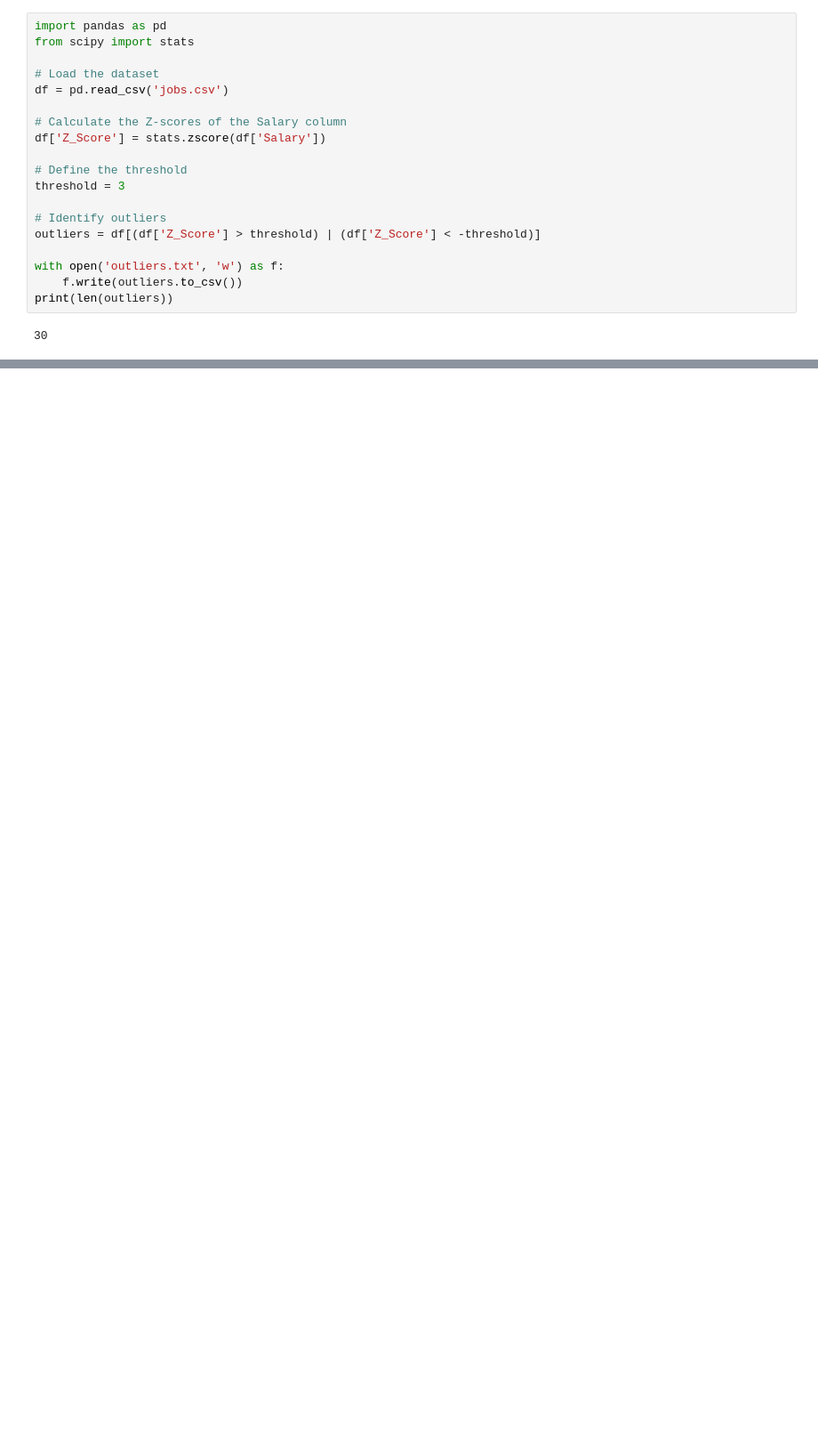
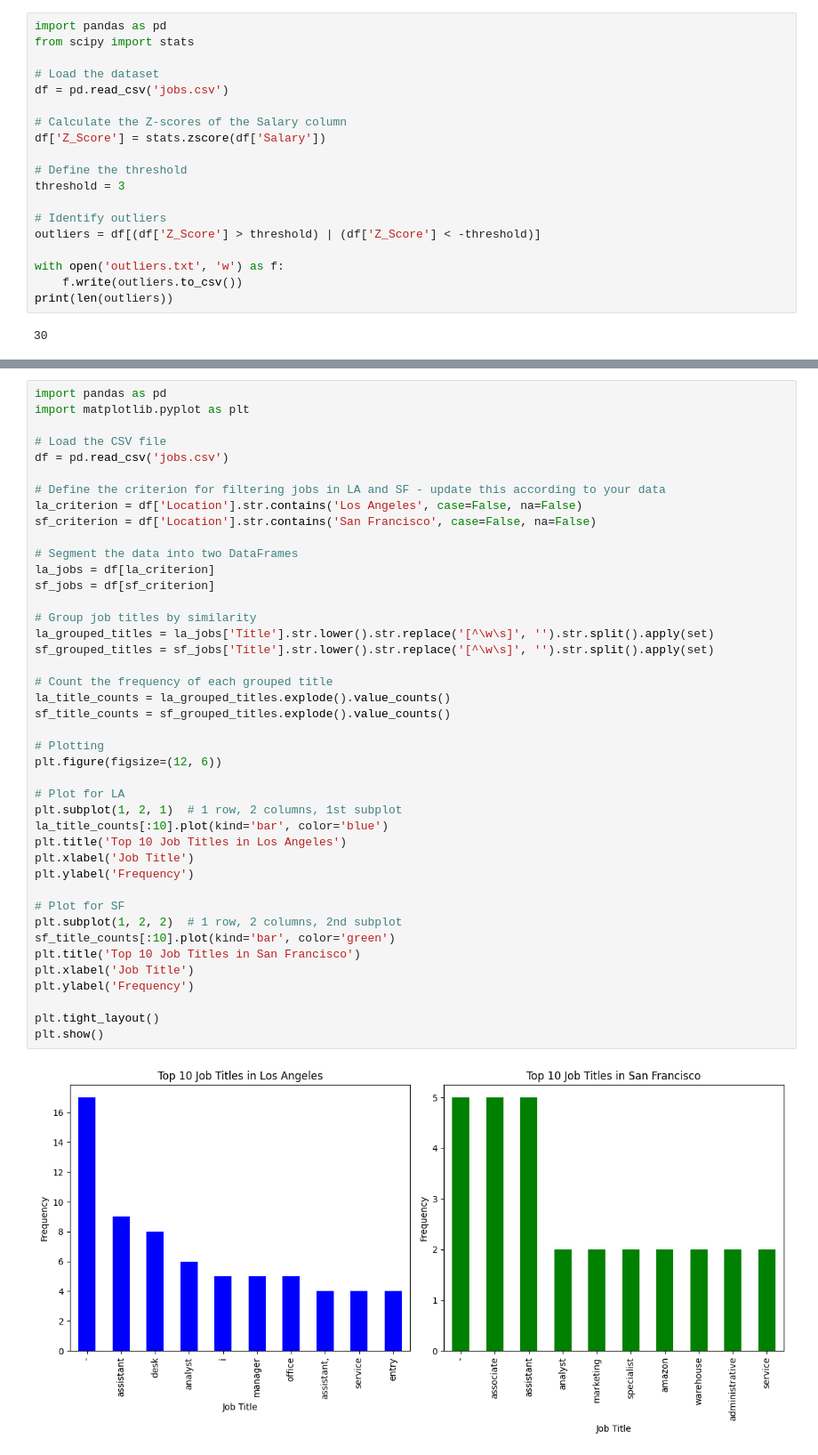
Before and after one commit to yanychoi-bot/irvine, a Jupyter notebook: src/visualize.ipynb, the cells around one changed output, grey strips where cells are left out. Shown at 89% size. Drawn from its saved outputs; the diff is of its cells as text; blank space fills up the shorter version.

```diff
--- a/src/visualize.ipynb
+++ b/src/visualize.ipynb
@@ -285,0 +349,44 @@ print(len(outliers))
+# %%
+import pandas as pd
+import matplotlib.pyplot as plt
+
+# Load the CSV file
+df = pd.read_csv('jobs.csv')
+
+# Define the criterion for filtering jobs in LA and SF - update this according to your data
+la_criterion = df['Location'].str.contains('Los Angeles', case=False, na=False)
+sf_criterion = df['Location'].str.contains('San Francisco', case=False, na=False)
+
+# Segment the data into two DataFrames
+la_jobs = df[la_criterion]
+sf_jobs = df[sf_criterion]
+
+# Group job titles by similarity
+la_grouped_titles = la_jobs['Title'].str.lower().str.replace('[^\w\s]', '').str.split().apply(set)
+sf_grouped_titles = sf_jobs['Title'].str.lower().str.replace('[^\w\s]', '').str.split().apply(set)
+
+# Count the frequency of each grouped title
+la_title_counts = la_grouped_titles.explode().value_counts()
+sf_title_counts = sf_grouped_titles.explode().value_counts()
+
+# Plotting
+plt.figure(figsize=(12, 6))
+
+# Plot for LA
+plt.subplot(1, 2, 1)  # 1 row, 2 columns, 1st subplot
+la_title_counts[:10].plot(kind='bar', color='blue')
+plt.title('Top 10 Job Titles in Los Angeles')
+plt.xlabel('Job Title')
+plt.ylabel('Frequency')
+
+# Plot for SF
+plt.subplot(1, 2, 2)  # 1 row, 2 columns, 2nd subplot
+sf_title_counts[:10].plot(kind='bar', color='green')
+plt.title('Top 10 Job Titles in San Francisco')
+plt.xlabel('Job Title')
+plt.ylabel('Frequency')
+
+plt.tight_layout()
+plt.show()
+# %% [output]
+[figure, added]
```
Also changed, not shown: parts of 4 cells of this notebook, 7 other files.
